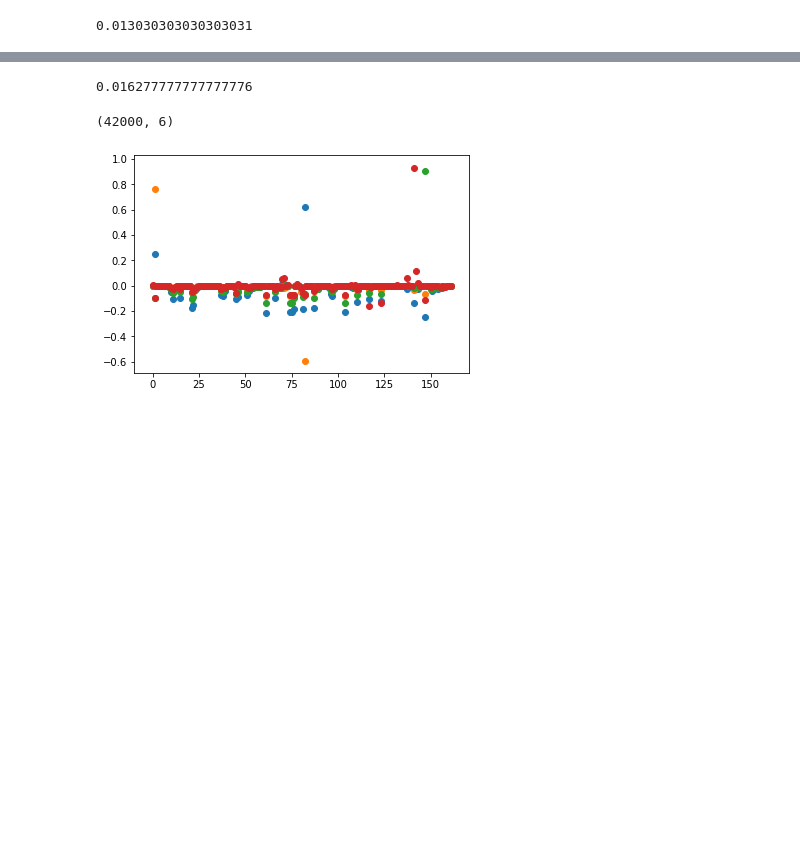
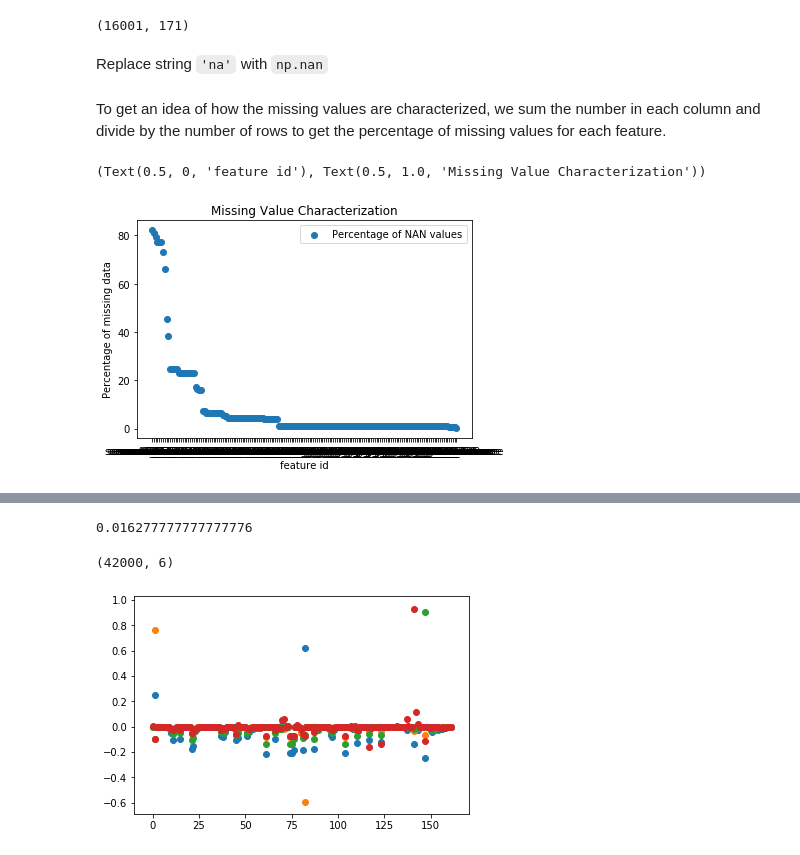
Before and after one commit to Avashist1998/ConocoPhillips, a Jupyter notebook: main.ipynb, the cells around one changed output, grey strips where cells are left out. Saved outputs shown, nothing was run; the diff lists cells and outputs as text; code cells hidden in the pictures; blank space fills up the shorter version.

```diff
--- a/main.ipynb
+++ b/main.ipynb
@@ -126,11 +30,9 @@ output.to_csv('submission.csv', index=False)
-# %%
-descision_tree_model = RandomForestRegressor(random_state=1)
-# Fit Model
-descision_tree_model.fit(train_X, train_y)
-
-# Make validation predictions and calculate mean absolute error
-val_predictions = descision_tree_model.predict(val_X).astype(int)
-val_mae = mean_absolute_error(val_predictions, val_y)
-print((val_mae))
-# %% [output]
-0.013030303030303031
+# %%
+# importing the data
+test_df = pd.read_csv('equipfails/equip_failures_test_set.csv')
+train_df = pd.read_csv('equipfails/equip_failures_training_set.csv')
+test_df.shape
+# %% [output]
+(16001, 171)
+# %% [markdown]
+Replace string `'na'` with `np.nan`
@@ -136,0 +43,12 @@ print((val_mae))
+# %% [markdown]
+To get an idea of how the missing values are characterized, we sum the number in each column and divide by the number of rows to get the percentage of missing values for each feature.
+# %%
+
+train_df_na = pd.DataFrame(train_df_na)
+train_df_na.columns = ['Percentage of NAN values']
+plt.scatter(x = train_df_na.index, y = train_df_na['Percentage of NAN values'])
+plt.legend(train_df_na.columns), plt.ylabel('Percentage of missing data')
+plt.xlabel('feature id'), plt.title('Missing Value Characterization')
+# %% [output]
+(Text(0.5, 0, 'feature id'), Text(0.5, 1.0, 'Missing Value Characterization'))
+[figure, added]
```
Also changed, not shown: parts of 58 cells of this notebook.
